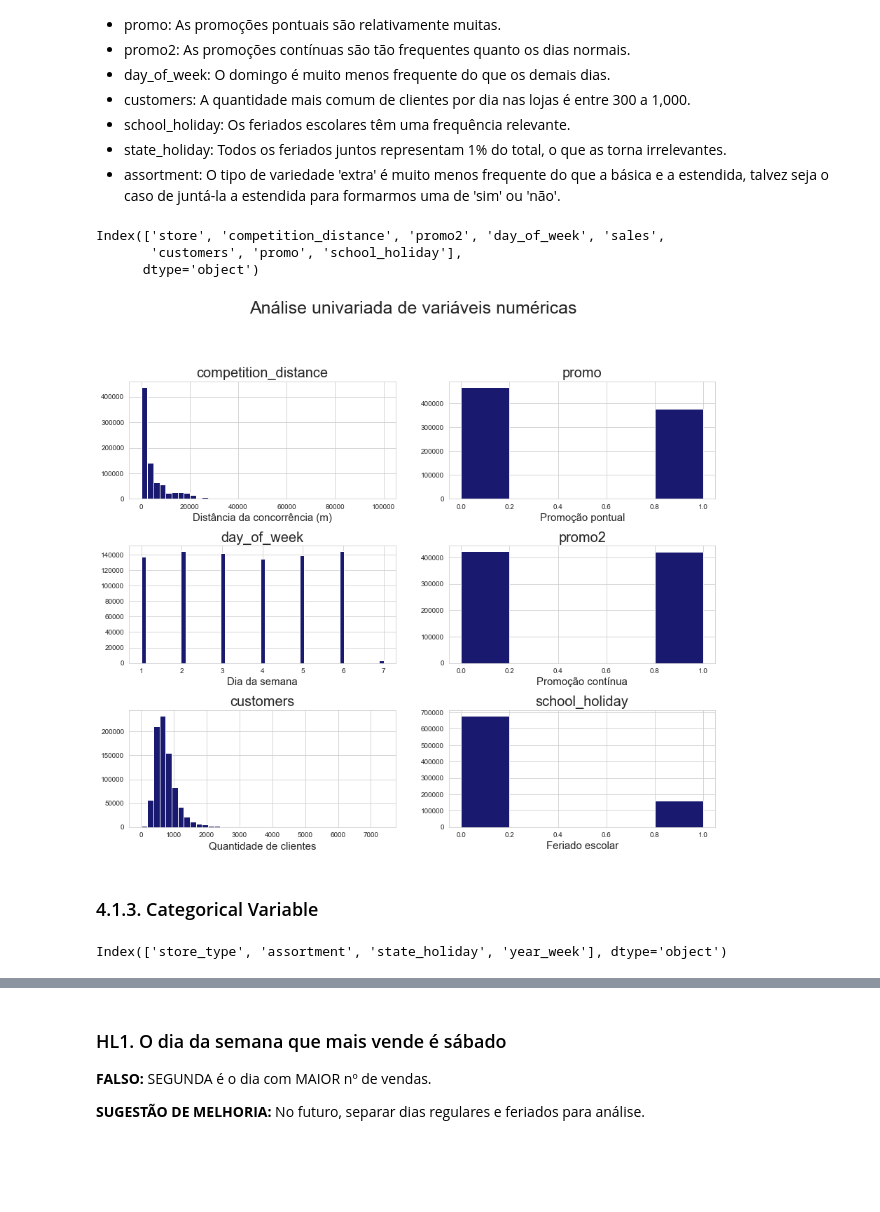
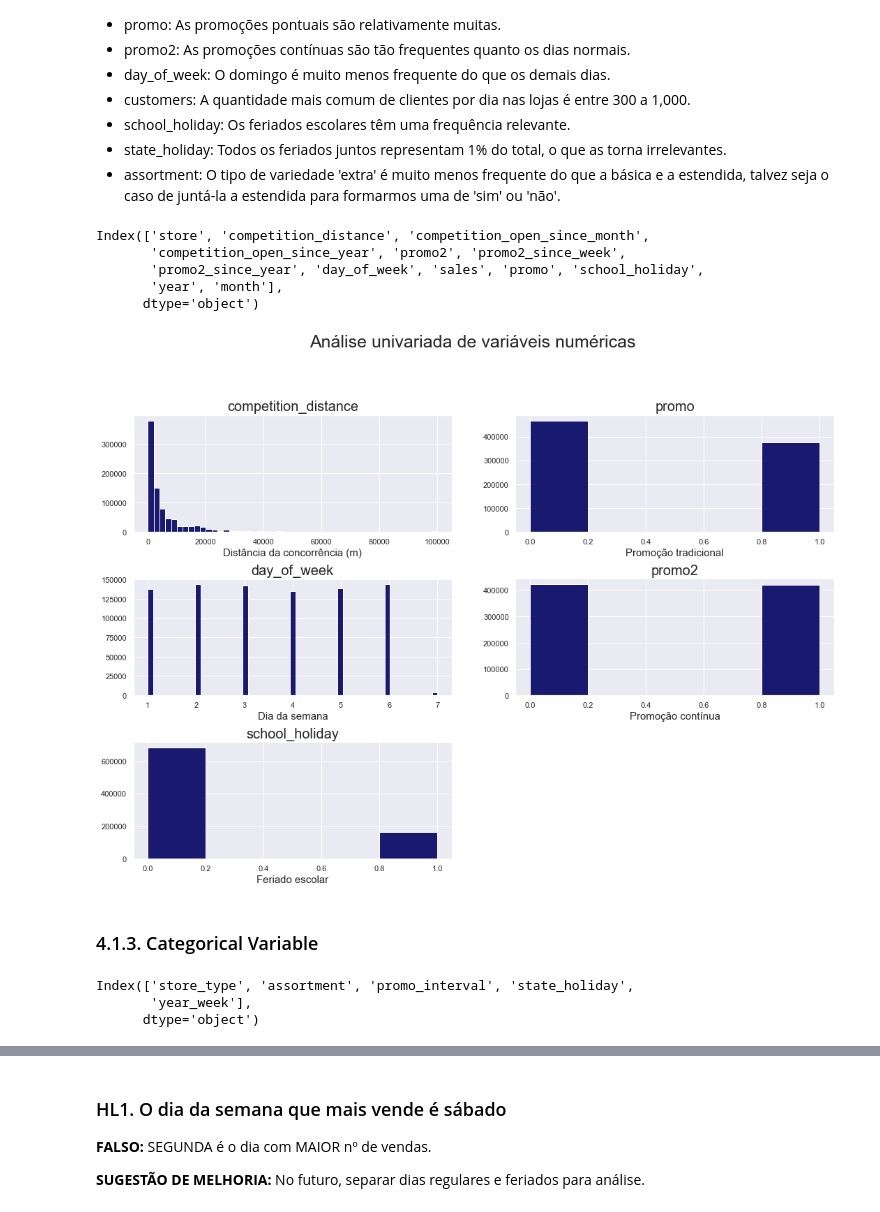
Before and after one commit to paulawehdorn/rossmann_store_sales_prediction, a Jupyter notebook: notebooks/rossmann_stores_sales_prediction.ipynb, the cells around one changed output, grey strips where cells are left out. Drawn from its saved outputs; the diff is of its cells as text; code cells hidden in the pictures; blank space fills up the shorter version.

```diff
--- a/notebooks/rossmann_stores_sales_prediction.ipynb
+++ b/notebooks/rossmann_stores_sales_prediction.ipynb
@@ -15,15 +13,12 @@ import inflection
 import xgboost as xgb
 import seaborn as sns
 import datetime
-# Define os tipos de gráficos
-sns.set_style('whitegrid')
 
 from scipy                 import stats as ss
 from boruta                import BorutaPy
 from IPython.display       import Image
 from IPython.core.display  import HTML
 from matplotlib            import pyplot as plt
-%matplotlib inline
 
 from sklearn.metrics       import mean_absolute_error, mean_squared_error
 from sklearn.ensemble      import RandomForestRegressor
@@ -464,10 +394,10 @@ df3.shape
 ## 3.2. Seleção das Colunas
 # %%
 # Remover colunas que não serão utilizadas
-# --> 'customers': Remover, pois como é um problema de previsão, precisaríamos ter a previsão da quantidade de clientes em cada loja nas próximas seis semanas.
-# --> 'open': Remover, pois já selecionamos somente lojas abertas
-# --> 'promo_interval': Remover, pois vamos usar apenas se estava ou não estava em promoção contínua ('promo2')
-cols_drop = ['competition_open_since_month', 'competition_open_since_year', 'open', 'promo2_since_week', 'customers', 'promo2_since_year', 'promo_interval']
+# --> 'customers': Remover, pois precisaríamos ter a previsão da quantidade de clientes em cada loja nas próximas seis semanas.
+# --> 'open': Remover, pois já selecionamos somente lojas abertas.
+
+cols_drop = ['customers', 'open']
 df3 = df3.drop( cols_drop, axis=1 )
 # %%
 num_attributes = df3.select_dtypes( include = ['int64', 'int32', 'float64'] )
@@ -521,12 +468,14 @@ plt.show()
 # %%
 num_attributes.columns
 # %% [output]
-Index(['store', 'competition_distance', 'promo2', 'day_of_week', 'sales',
-       'customers', 'promo', 'school_holiday'],
+Index(['store', 'competition_distance', 'competition_open_since_month',
+       'competition_open_since_year', 'promo2', 'promo2_since_week',
+       'promo2_since_year', 'day_of_week', 'sales', 'promo', 'school_holiday',
+       'year', 'month'],
       dtype='object')
 # %%
 # Cria o gráfico
-fig = plt.figure( figsize = (15, 16))
+fig = plt.figure( figsize = (18, 16))
 
 # Configura o título
 fig.suptitle('Análise univariada de variáveis numéricas', fontsize=25)
@@ -534,64 +483,48 @@ cor = 'midnightblue'
 
 # Adiciona o primeiro subplot
 ax1 = fig.add_subplot(4, 2, 1)
-ax1.hist(df4['competition_distance'], bins=40, color=cor)
+ax1.hist(df4['competition_distance'], bins=50, color=cor)
 ax1.set_title('competition_distance', fontsize=20)
 ax1.set_xlabel('Distância da concorrência (m)', fontsize=15)
 
 # Adiciona o segundo subplot
 ax2 = fig.add_subplot(4, 2, 2)
 ax2.hist(df4['promo'], bins=5, color=cor)
 ax2.set_title('promo', fontsize=20)
-ax2.set_xlabel('Promoção pontual', fontsize=15)
+ax2.set_xlabel('Promoção tradicional', fontsize=15)
 
 # Adiciona o terceiro subplot
 ax3 = fig.add_subplot(4, 2, 3)
 ax3.hist(df4['day_of_week'], bins=55, color=cor)
 ax3.set_title('day_of_week', fontsize=20)
 ax3.set_xlabel('Dia da semana', fontsize=15)
 
 # Adiciona o quarto subplot
 ax4 = fig.add_subplot(4, 2, 4)
 ax4.hist(df4['promo2'], bins=5, color=cor)
 ax4.set_title('promo2', fontsize=20)
 ax4.set_xlabel('Promoção contínua', fontsize=15)
 
 # Adiciona o quinto subplot
 ax5 = fig.add_subplot(4, 2, 5)
-ax5.hist(df4['customers'], bins=40, color=cor)
-ax5.set_title('customers', fontsize=20)
-ax5.set_xlabel('Quantidade de clientes', fontsize=15)
-
-# Adiciona o sexto subplot
-ax6 = fig.add_subplot(4, 2, 6)
-ax6.hist(df4['school_holiday'], bins=5, color=cor)
-ax6.set_title('school_holiday', fontsize=20)
-ax6.set_xlabel('Feriado escolar', fontsize=15)
-
-# Adiciona o setimo subplot
-#ax7 = fig.add_subplot(4, 2, 7)
-#ax7.hist(df4['assortment'], bins=5, color=cor)
-#ax7.set_title('assortment', fontsize=20)
-#ax7.set_xlabel('Variedadee de produtos', fontsize=15)
-
-# Adiciona o oitavo subplot
-#ax8 = fig.add_subplot(4, 2, 8)
-#ax8.hist(df4['state_holiday'], bins=5, color=cor)
-#ax8.set_title('state_holiday', fontsize=20)
-#ax8.set_xlabel('Feriado estadual', fontsize=15)
+ax5.hist(df4['school_holiday'], bins=5, color=cor)
+ax5.set_title('school_holiday', fontsize=20)
+ax5.set_xlabel('Feriado escolar', fontsize=15)
 
 # Adiciona espaço vertical entre os subplots
 fig.subplots_adjust(hspace=0.4)
 
 # Plota e mostra o gráfico
 plt.show()
 # %% [output]
-[figure, old version]
+[figure, new version]
 # %% [markdown]
 ### 4.1.3. Categorical Variable
 # %%
 cat_attributes.columns
 # %% [output]
-Index(['store_type', 'assortment', 'state_holiday', 'year_week'], dtype='object')
+Index(['store_type', 'assortment', 'promo_interval', 'state_holiday',
+       'year_week'],
+      dtype='object')
 # %%
 # Cria o gráfico
```
Also changed, not shown: parts of 55 cells of this notebook, 2 other files.
